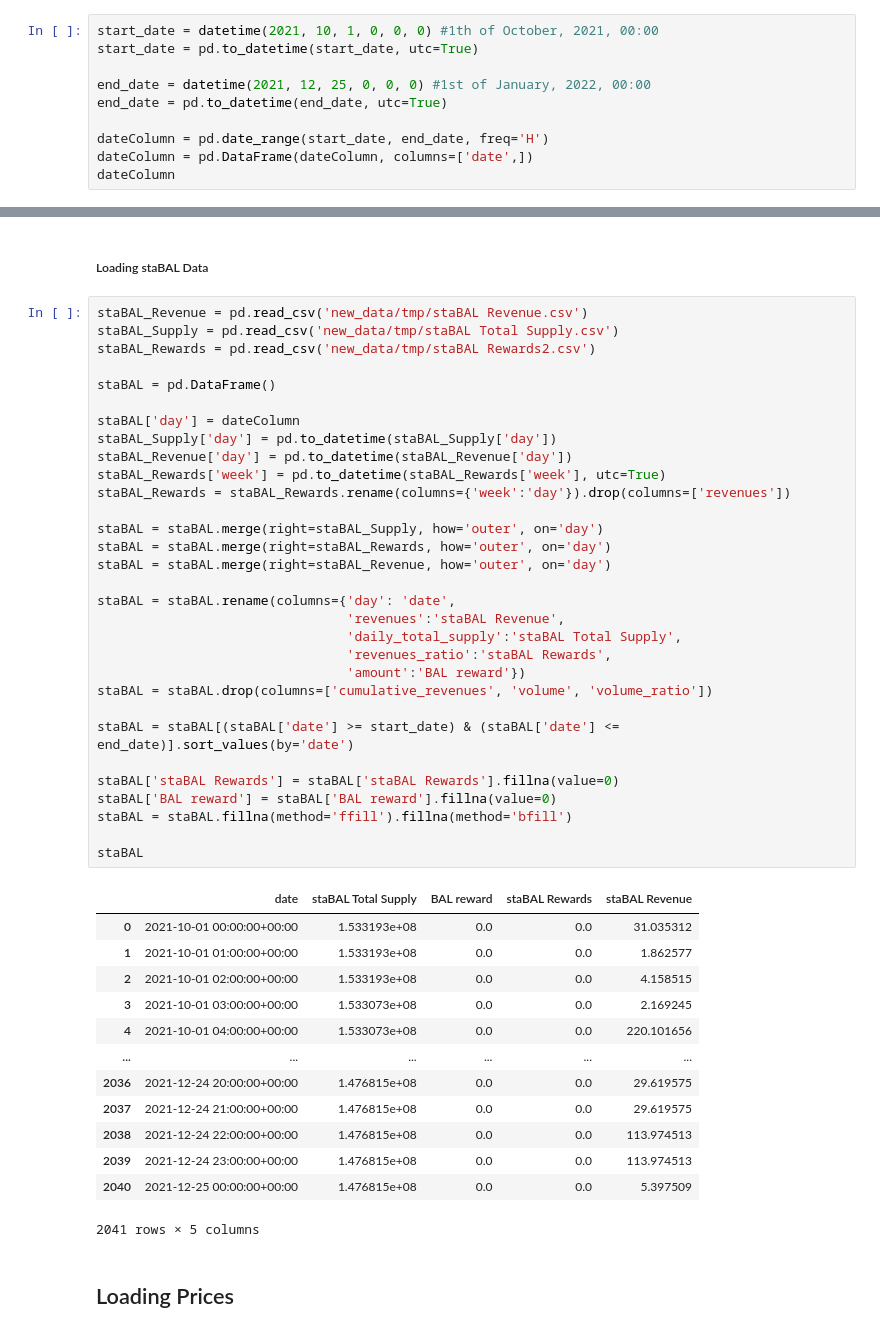
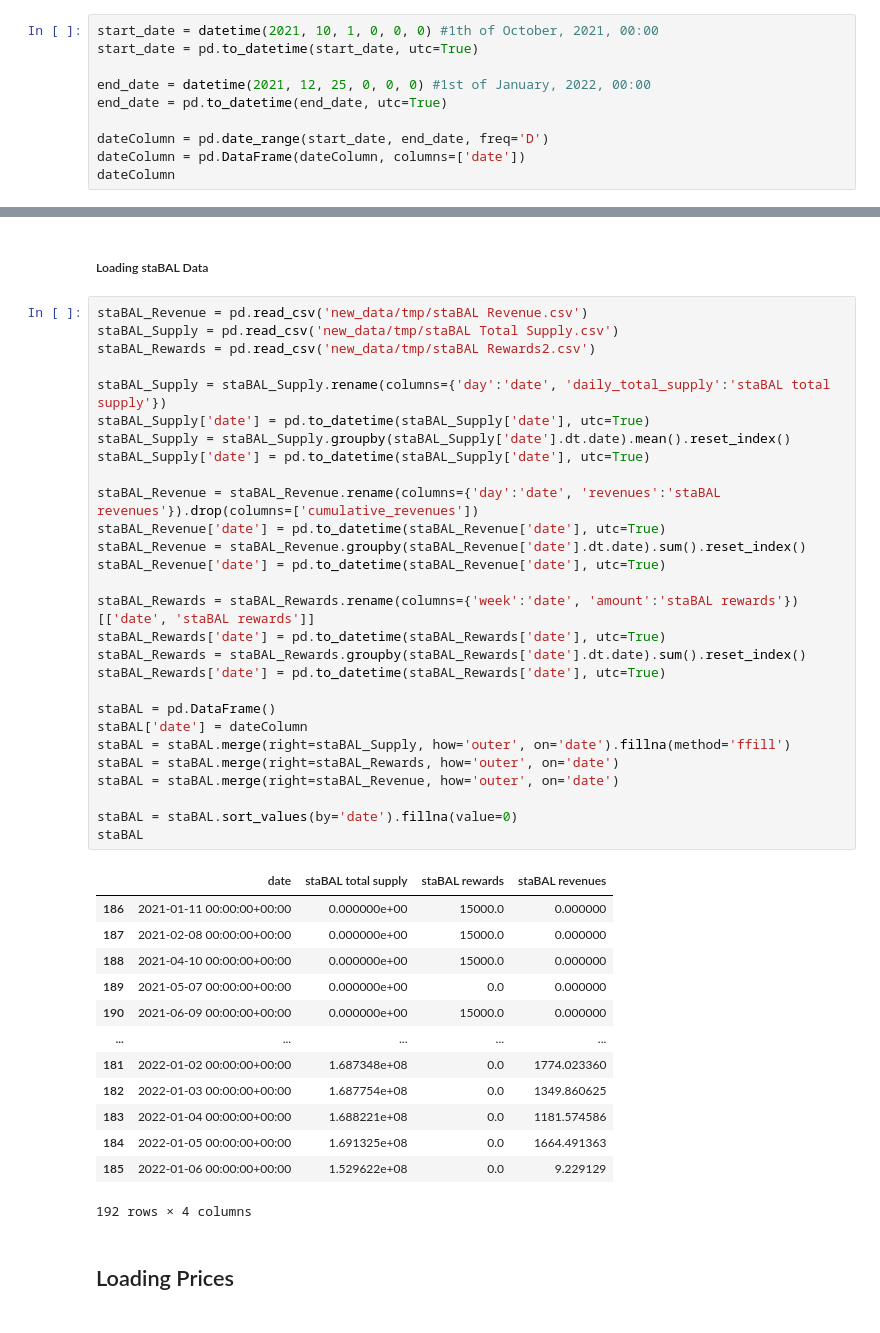
Before and after one commit to powerpool-finance/powerpool-research, a Jupyter notebook: LUSD/LUSD_staBAL v2.ipynb, the cells around one changed output, grey strips where cells are left out. Cells and saved outputs as stored; diff of their text form.

```diff
--- a/LUSD/LUSD_staBAL v2.ipynb
+++ b/LUSD/LUSD_staBAL v2.ipynb
@@ -96,8 +98,8 @@ start_date = pd.to_datetime(start_date, utc=True)
 end_date = datetime(2021, 12, 25, 0, 0, 0) #1st of January, 2022, 00:00
 end_date = pd.to_datetime(end_date, utc=True)
 
-dateColumn = pd.date_range(start_date, end_date, freq='H')
-dateColumn = pd.DataFrame(dateColumn, columns=['date',])
+dateColumn = pd.date_range(start_date, end_date, freq='D')
+dateColumn = pd.DataFrame(dateColumn, columns=['date'])
 dateColumn
 # %% [output]
 |  | date |
@@ -225,48 +204,45 @@ Redeems
 # %%
 staBAL_Revenue = pd.read_csv('new_data/tmp/staBAL Revenue.csv')
 staBAL_Supply = pd.read_csv('new_data/tmp/staBAL Total Supply.csv')
 staBAL_Rewards = pd.read_csv('new_data/tmp/staBAL Rewards2.csv')
 
+staBAL_Supply = staBAL_Supply.rename(columns={'day':'date', 'daily_total_supply':'staBAL total supply'})
+staBAL_Supply['date'] = pd.to_datetime(staBAL_Supply['date'], utc=True)
+staBAL_Supply = staBAL_Supply.groupby(staBAL_Supply['date'].dt.date).mean().reset_index()
+staBAL_Supply['date'] = pd.to_datetime(staBAL_Supply['date'], utc=True)
+
+staBAL_Revenue = staBAL_Revenue.rename(columns={'day':'date', 'revenues':'staBAL revenues'}).drop(columns=['cumulative_revenues'])
+staBAL_Revenue['date'] = pd.to_datetime(staBAL_Revenue['date'], utc=True)
+staBAL_Revenue = staBAL_Revenue.groupby(staBAL_Revenue['date'].dt.date).sum().reset_index()
+staBAL_Revenue['date'] = pd.to_datetime(staBAL_Revenue['date'], utc=True)
+
+staBAL_Rewards = staBAL_Rewards.rename(columns={'week':'date', 'amount':'staBAL rewards'})[['date', 'staBAL rewards']]
+staBAL_Rewards['date'] = pd.to_datetime(staBAL_Rewards['date'], utc=True)
+staBAL_Rewards = staBAL_Rewards.groupby(staBAL_Rewards['date'].dt.date).sum().reset_index()
+staBAL_Rewards['date'] = pd.to_datetime(staBAL_Rewards['date'], utc=True)
+
 staBAL = pd.DataFrame()
+staBAL['date'] = dateColumn
+staBAL = staBAL.merge(right=staBAL_Supply, how='outer', on='date').fillna(method='ffill')
+staBAL = staBAL.merge(right=staBAL_Rewards, how='outer', on='date')
+staBAL = staBAL.merge(right=staBAL_Revenue, how='outer', on='date')
 
-staBAL['day'] = dateColumn
-staBAL_Supply['day'] = pd.to_datetime(staBAL_Supply['day'])
-staBAL_Revenue['day'] = pd.to_datetime(staBAL_Revenue['day'])
-staBAL_Rewards['week'] = pd.to_datetime(staBAL_Rewards['week'], utc=True)
-staBAL_Rewards = staBAL_Rewards.rename(columns={'week':'day'}).drop(columns=['revenues'])
-
-staBAL = staBAL.merge(right=staBAL_Supply, how='outer', on='day')
-staBAL = staBAL.merge(right=staBAL_Rewards, how='outer', on='day')
-staBAL = staBAL.merge(right=staBAL_Revenue, how='outer', on='day')
-
-staBAL = staBAL.rename(columns={'day': 'date',
-                                'revenues':'staBAL Revenue',
-                                'daily_total_supply':'staBAL Total Supply',
-                                'revenues_ratio':'staBAL Rewards',
-                                'amount':'BAL reward'})
-staBAL = staBAL.drop(columns=['cumulative_revenues', 'volume', 'volume_ratio'])
-
-staBAL = staBAL[(staBAL['date'] >= start_date) & (staBAL['date'] <= end_date)].sort_values(by='date')
-
-staBAL['staBAL Rewards'] = staBAL['staBAL Rewards'].fillna(value=0)
-staBAL['BAL reward'] = staBAL['BAL reward'].fillna(value=0)
-staBAL = staBAL.fillna(method='ffill').fillna(method='bfill')
-
+staBAL = staBAL.sort_values(by='date').fillna(value=0)
 staBAL
 # %% [output]
-|  | date | staBAL Total Supply | BAL reward | staBAL Rewards | staBAL Revenue |
-| 0 | 2021-10-01 00:00:00+00:00 | 1.533193e+08 | 0.0 | 0.0 | 31.035312 |
-| 1 | 2021-10-01 01:00:00+00:00 | 1.533193e+08 | 0.0 | 0.0 | 1.862577 |
-| 2 | 2021-10-01 02:00:00+00:00 | 1.533193e+08 | 0.0 | 0.0 | 4.158515 |
-| 3 | 2021-10-01 03:00:00+00:00 | 1.533073e+08 | 0.0 | 0.0 | 2.169245 |
-| 4 | 2021-10-01 04:00:00+00:00 | 1.533073e+08 | 0.0 | 0.0 | 220.101656 |
-| ... | ... | ... | ... | ... | ... |
-| 2036 | 2021-12-24 20:00:00+00:00 | 1.476815e+08 | 0.0 | 0.0 | 29.619575 |
-| 2037 | 2021-12-24 21:00:00+00:00 | 1.476815e+08 | 0.0 | 0.0 | 29.619575 |
-| 2038 | 2021-12-24 22:00:00+00:00 | 1.476815e+08 | 0.0 | 0.0 | 113.974513 |
-| 2039 | 2021-12-24 23:00:00+00:00 | 1.476815e+08 | 0.0 | 0.0 | 113.974513 |
-| 2040 | 2021-12-25 00:00:00+00:00 | 1.476815e+08 | 0.0 | 0.0 | 5.397509 |
+|  | date | staBAL total supply | staBAL rewards | staBAL revenues |
+| 186 | 2021-01-11 00:00:00+00:00 | 0.000000e+00 | 15000.0 | 0.000000 |
+| 187 | 2021-02-08 00:00:00+00:00 | 0.000000e+00 | 15000.0 | 0.000000 |
+| 188 | 2021-04-10 00:00:00+00:00 | 0.000000e+00 | 15000.0 | 0.000000 |
+| 189 | 2021-05-07 00:00:00+00:00 | 0.000000e+00 | 0.0 | 0.000000 |
+| 190 | 2021-06-09 00:00:00+00:00 | 0.000000e+00 | 15000.0 | 0.000000 |
+| ... | ... | ... | ... | ... |
+| 181 | 2022-01-02 00:00:00+00:00 | 1.687348e+08 | 0.0 | 1774.023360 |
+| 182 | 2022-01-03 00:00:00+00:00 | 1.687754e+08 | 0.0 | 1349.860625 |
+| 183 | 2022-01-04 00:00:00+00:00 | 1.688221e+08 | 0.0 | 1181.574586 |
+| 184 | 2022-01-05 00:00:00+00:00 | 1.691325e+08 | 0.0 | 1664.491363 |
+| 185 | 2022-01-06 00:00:00+00:00 | 1.529622e+08 | 0.0 | 9.229129 |
-2041 rows × 5 columns
+192 rows × 4 columns
 # %% [markdown]
 ## Loading Prices
 # %% [markdown]
```
Also changed, not shown: parts of 31 cells of this notebook, 9 other files.
